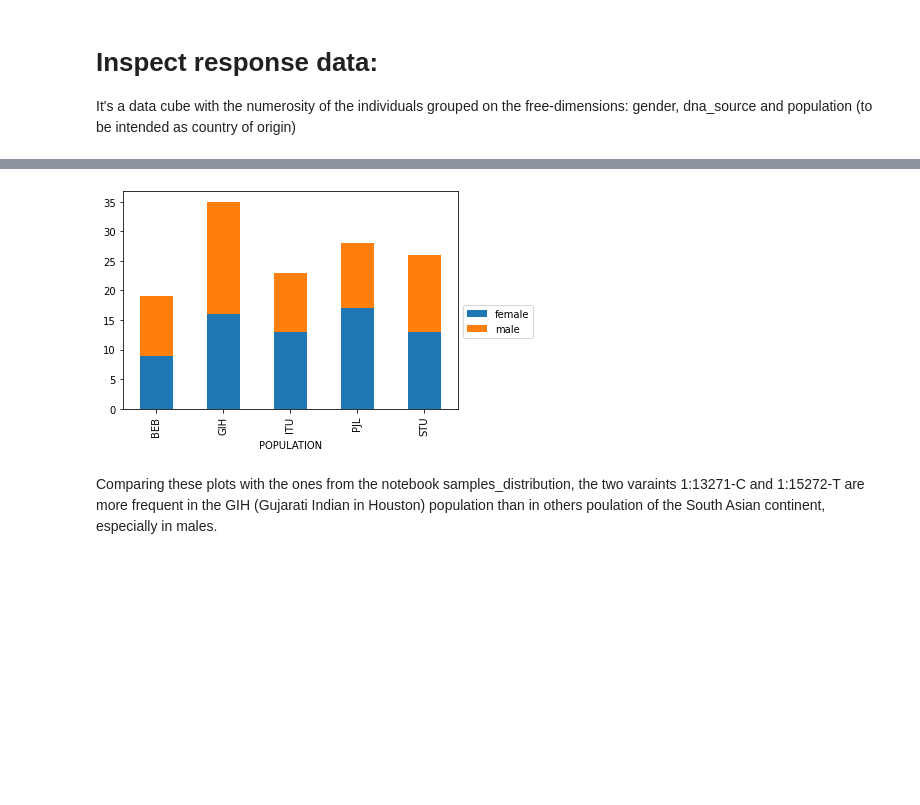
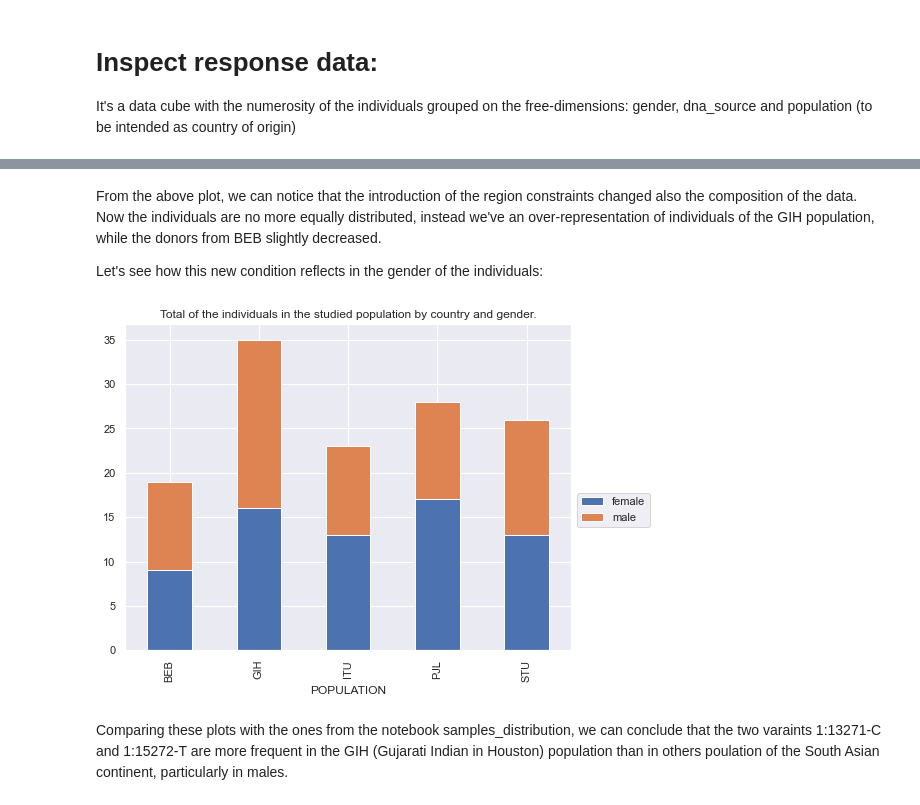
Before and after one commit to DEIB-GECO/VarSum, a Jupyter notebook: demo/donor_distribution_part_2.ipynb, the cells around one changed output, grey strips where cells are left out. Saved outputs shown, nothing was run; the diff lists cells and outputs as text; code cells hidden in the pictures; blank space fills up the shorter version.

```diff
--- a/demo/donor_distribution_part_2.ipynb
+++ b/demo/donor_distribution_part_2.ipynb
@@ -18,7 +18,6 @@ import json
 param = {
     'distribute_by': [
         'gender',
-        'dna_source',
         'population'
     ],
     'meta': {
@@ -53,10 +52,8 @@ from matplotlib import pyplot as plt
 columns = response_body['columns']
 rows = response_body['rows']
 df = pd.DataFrame.from_records(rows, columns=columns)
+df.fillna(value='', inplace=True)    # replaces Nones (== any value) with ''
 
-# clean data: removes rows with dna_source = '' beacuse they're wrong; replaces None with ''
-df.drop(df[df.DNA_SOURCE == ''].index, inplace=True)
-df.fillna(value='', inplace=True)
-
-df
+df0 = df.pivot_table(df, ['POPULATION', 'GENDER'])
+df0
 # %% [output]
@@ -109,0 +82,14 @@ Distribution of individuals by gender and population
+# %%
+import seaborn as sns
+# use Seaborn styles
+sns.set()
+df10 = df.drop(df.query('GENDER != "" | POPULATION == ""').index)  # remove rows where gender is not empty
+df10.drop(['GENDER'], inplace=True, axis=1) # remove gender column
+df10.pivot_table(df10, index=['POPULATION']).plot(
+    kind='pie',
+    y='DONORS',
+    figsize=(8, 6),
+    autopct='%1.1f%%')
+plt.title('Distribution of the studied population by country of origin.')
+plt.legend(bbox_to_anchor=(1.0, 0.5))
+plt.show()
@@ -110,18 +98,21 @@ Distribution of individuals by gender and population
+# %% [markdown]
+From the above plot, we can notice that the introduction of the region constraints changed also the composition of the data. Now the individuals are no more equally distributed, instead we've an over-representation of individuals of the GIH population, while the donors from BEB slightly decreased.
+
+Let's see how this new condition reflects in the gender of the individuals:
 # %%
 # prepare data frame
-df2 = df.drop(df.query('GENDER == "" | POPULATION == "" | DNA_SOURCE != ""').index)
-df2.drop(['DNA_SOURCE'], inplace=True, axis=1)
+df2 = df.drop(df.query('GENDER == "" | POPULATION == "" ').index)
 
-df2_pivot = df2.pivot(index='POPULATION', columns='GENDER', values='count_1') # creates a df with populations as index of rows, genders as columns, n° samples as cell values
+df2_pivot = df2.pivot(index='POPULATION', columns='GENDER', values='DONORS') # creates a df with populations as index of rows, genders as columns, n° samples as cell values
 df2_pivot.plot( # automatically uses the values of index as x-axis and stacks the values of columns
     kind='bar',
     stacked=True,
-    figsize=(6, 4),
+    figsize=(8, 6),
 )
-
+plt.title('Total of the individuals in the studied population by country and gender.')
 plt.legend(bbox_to_anchor=(1.0, 0.5))
 plt.show()
 # %% [output]
-[figure, old version]
+[figure, new version]
 # %% [markdown]
-Comparing these plots with the ones from the notebook samples_distribution, the two varaints 1:13271-C and 1:15272-T are more frequent in the GIH (Gujarati Indian in Houston) population than in others poulation of the South Asian continent, especially in males.
+Comparing these plots with the ones from the notebook samples_distribution, we can conclude that the two varaints 1:13271-C and 1:15272-T are more frequent in the GIH (Gujarati Indian in Houston) population than in others poulation of the South Asian continent, particularly in males.
```
Also changed, not shown: parts of 10 cells of this notebook, 4 other files.
